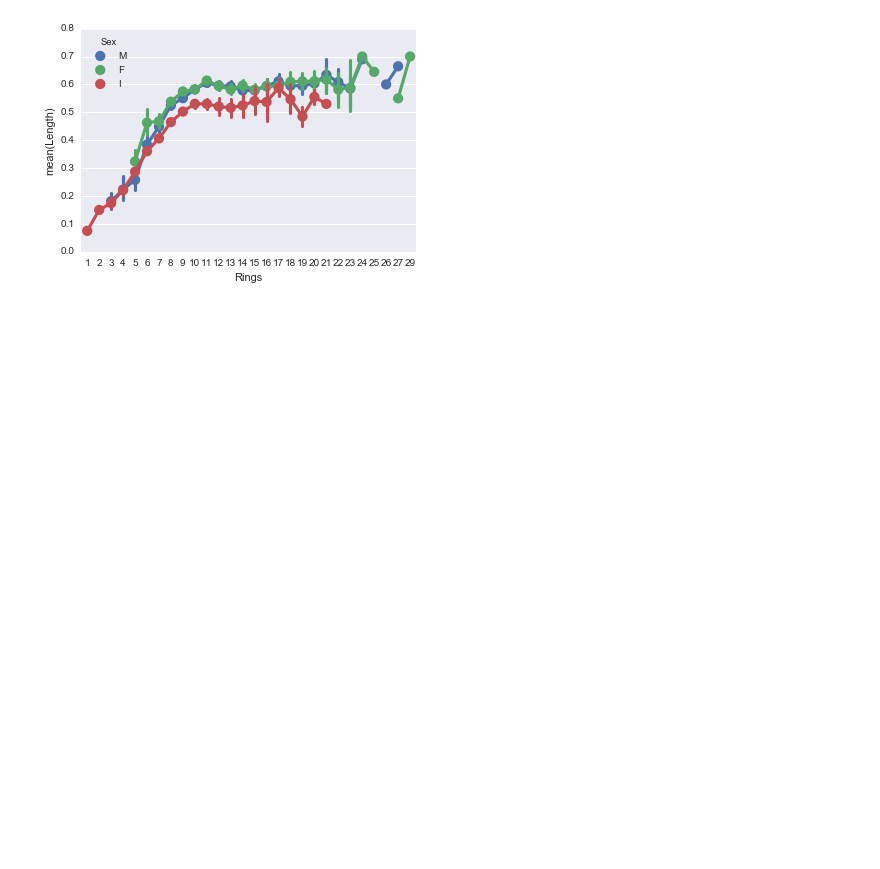
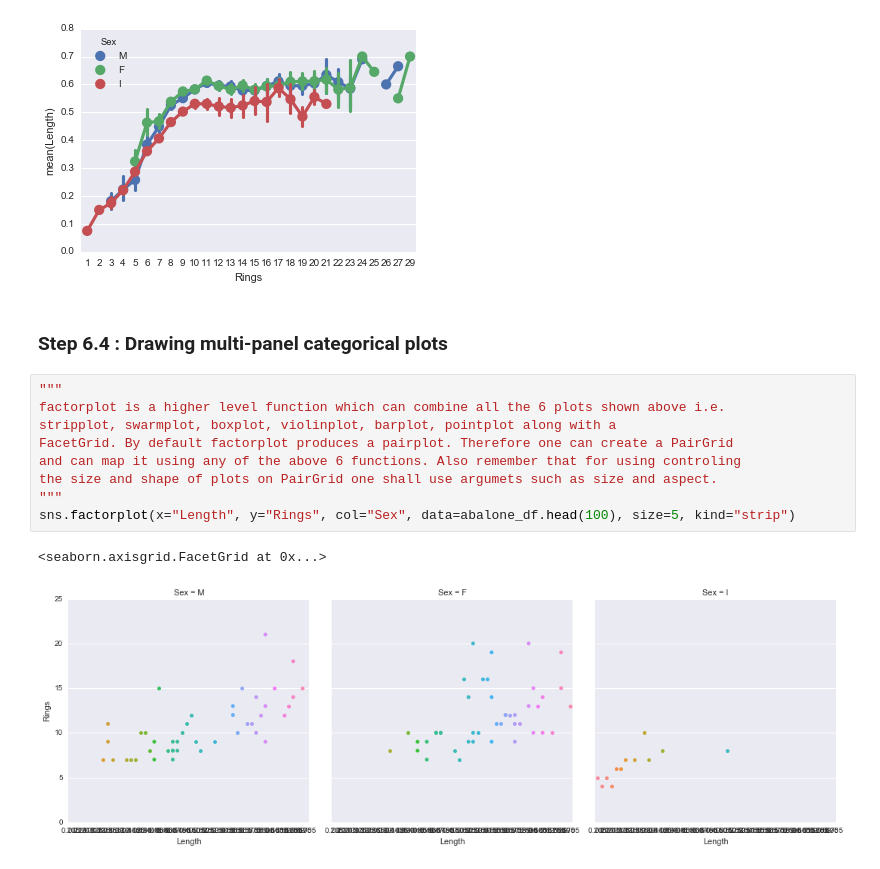
Before and after one commit to VijayDaultani/ml_kernels, a Jupyter notebook: regression/abalone.ipynb, the cells around one changed output. Cells and saved outputs as stored; diff of their text form; blank space fills up the shorter version.

Commit message:
Adding figures for multi-panel factorplot

```diff
--- a/regression/abalone.ipynb
+++ b/regression/abalone.ipynb
@@ -381,3 +381,17 @@ sns.pointplot(x="Rings", y="Length", hue="Sex", data=abalone_df)
 # %% [output]
 <matplotlib.axes._subplots.AxesSubplot at 0x...>
 [figure]
+# %% [markdown]
+### Step 6.4 : Drawing multi-panel categorical plots
+# %%
+"""
+factorplot is a higher level function which can combine all the 6 plots shown above i.e.
+stripplot, swarmplot, boxplot, violinplot, barplot, pointplot along with a
+FacetGrid. By default factorplot produces a pairplot. Therefore one can create a PairGrid
+and can map it using any of the above 6 functions. Also remember that for using controling
+the size and shape of plots on PairGrid one shall use argumets such as size and aspect.
+"""
+sns.factorplot(x="Length", y="Rings", col="Sex", data=abalone_df.head(100), size=5, kind="strip")
+# %% [output]
+<seaborn.axisgrid.FacetGrid at 0x...>
+[figure, added]
```
